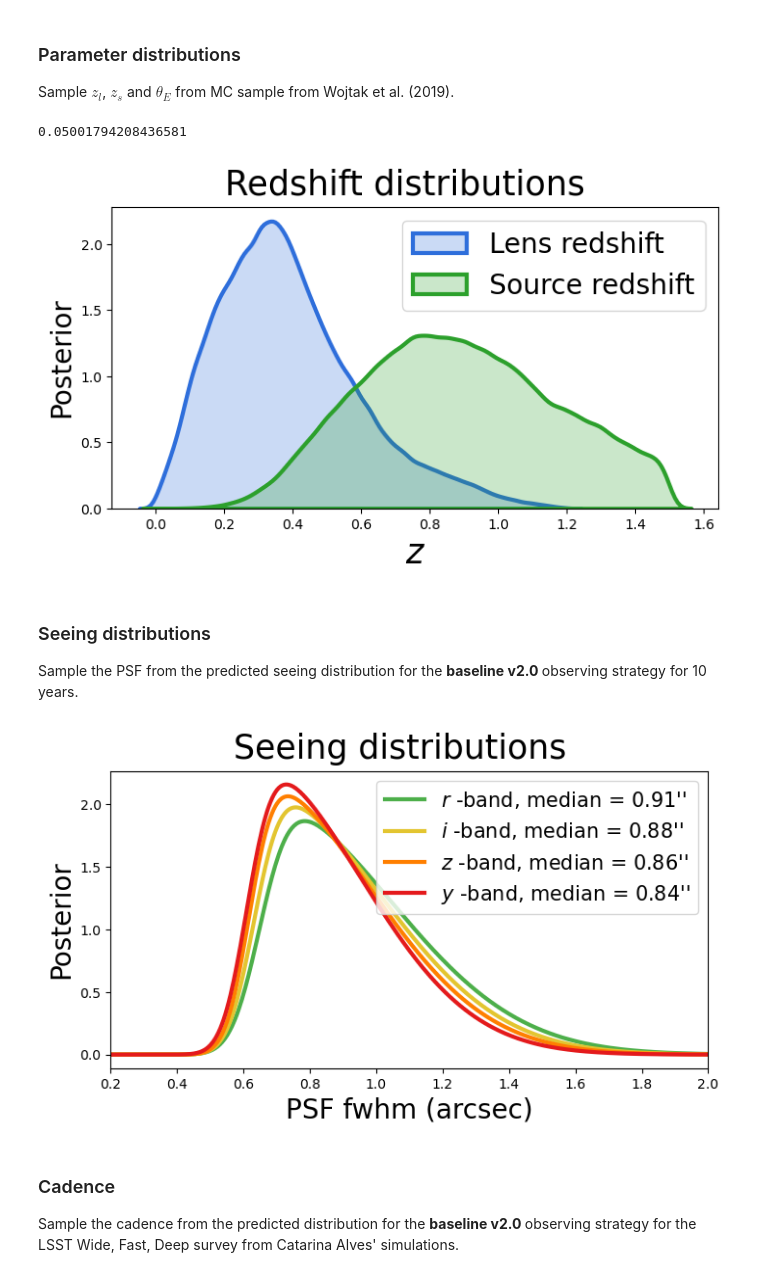
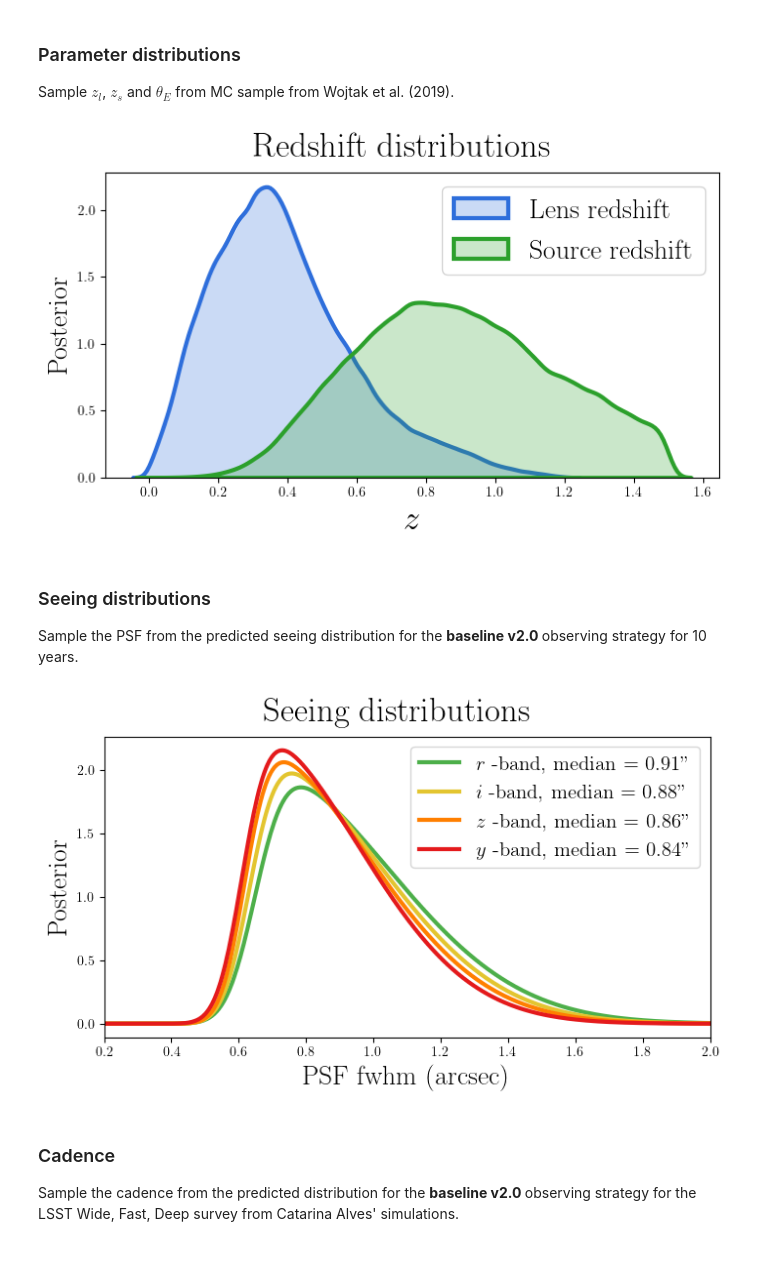
Before and after one commit to Nikki1510/lensed_supernova_simulator_tool, a Jupyter notebook: src/generate_data.ipynb, the cells around one changed output. Saved outputs shown, nothing was run; the diff lists cells and outputs as text; code cells hidden in the pictures.

```diff
--- a/src/generate_data.ipynb
+++ b/src/generate_data.ipynb
@@ -10,6 +10,8 @@ import numpy as np
 import matplotlib.pyplot as plt
 import warnings
 warnings.filterwarnings('ignore')
+plt.rc("font", family="serif")
+plt.rc("text", usetex=True)
 # %% [markdown]
 ### Parameter distributions
 
@@ -17,25 +19,21 @@ Sample $z_l$, $z_s$ and $\theta_E$ from MC sample from Wojtak et al. (2019).
 # %%
 # ---------------------------------
 telescope = 'LSST'
 bandpasses = ['r', 'i', 'z', 'y']
 # ---------------------------------
 
 lsst = Telescope(telescope, bandpasses)
 
-z_source_list_, z_lens_list_, theta_E_list_ = lsst.load_z_theta(theta_min=0.05)
-print(min(theta_E_list_))
-
-lsst.plot_redshifts(z_lens_list_, z_source_list_)
+lsst.plot_redshifts()
 # %% [output]
-0.05001794208436581
-[figure, old version]
+[figure, new version]
 # %% [markdown]
 ### Seeing distributions
 Sample the PSF from the predicted seeing distribution for the <b> baseline v2.0 </b> observing strategy for 10 years.
 # %%
 lsst.plot_seeing_distributions()
 # %% [output]
-[figure, old version]
+[figure, new version]
 # %% [markdown]
 ### Cadence
 
```
Also changed, not shown: parts of 12 cells of this notebook, 3 other files.
